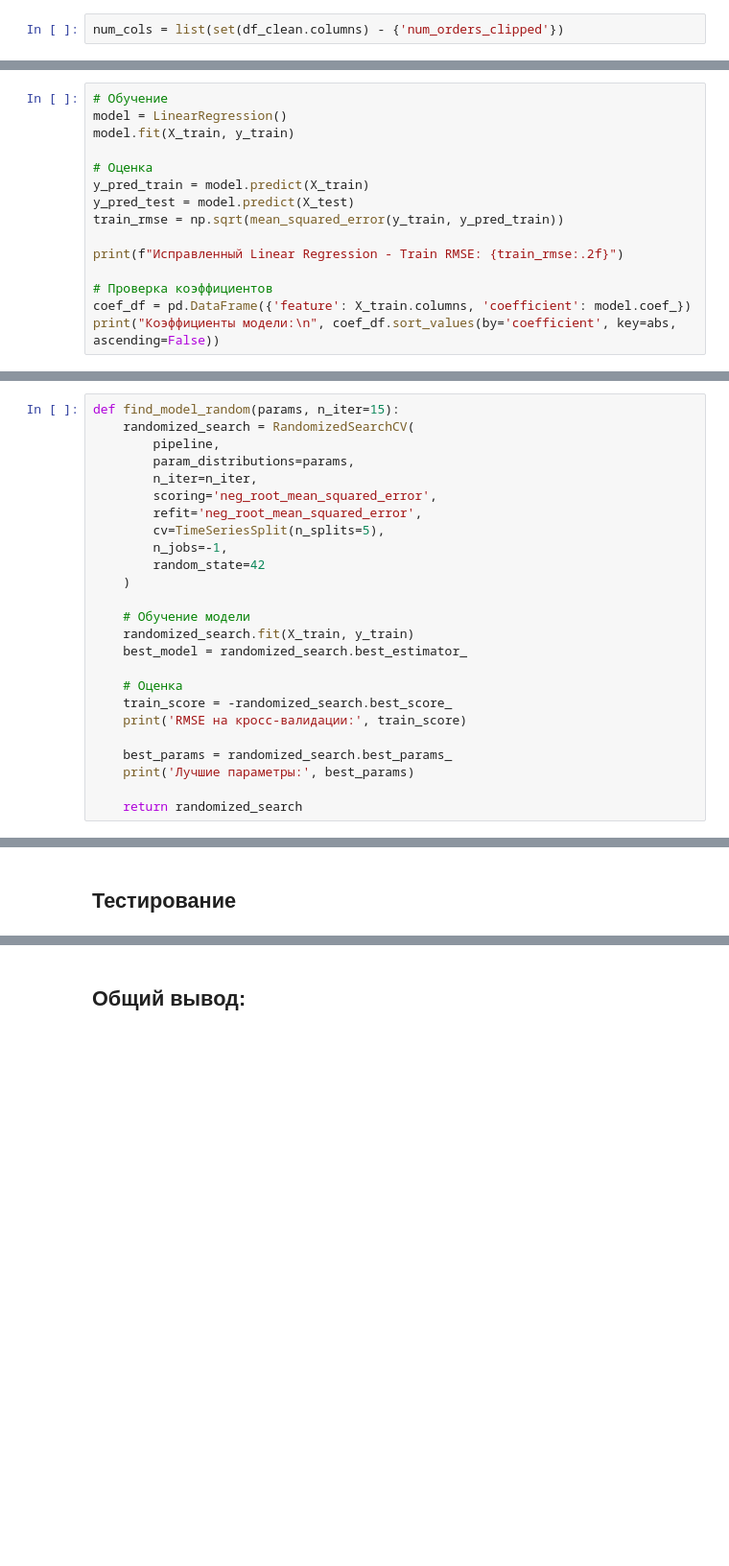
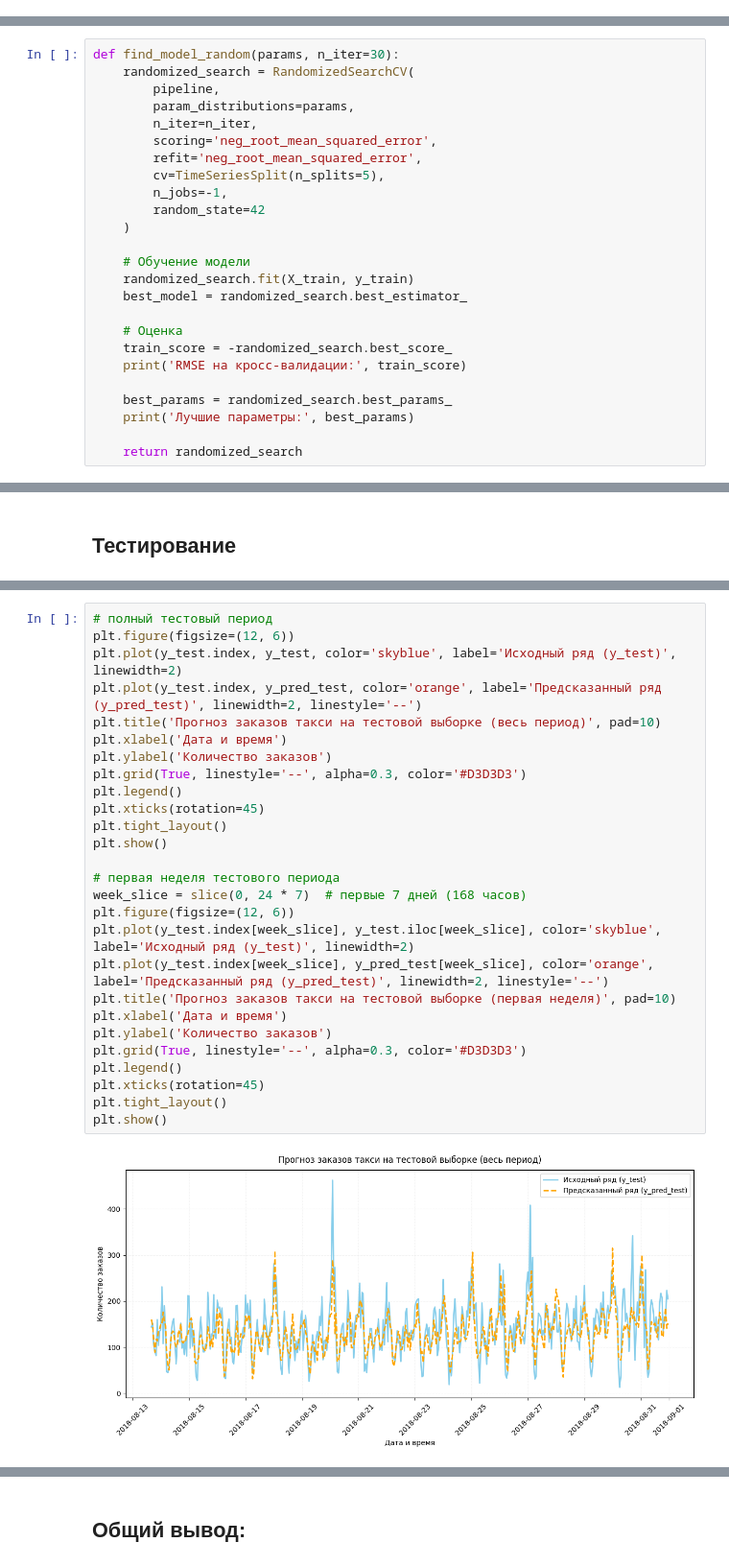
Before and after one commit to legonc/Study-TaxiOrderForecasting, a Jupyter notebook: Study-TaxiOrderForecasting.ipynb, the cells around one changed output, grey strips where cells are left out. Shown at 96% size. Saved outputs shown, nothing was run; the diff lists cells and outputs as text; blank space fills up the shorter version.

```diff
--- a/Study-TaxiOrderForecasting.ipynb
+++ b/Study-TaxiOrderForecasting.ipynb
@@ -837,2 +553,0 @@ memory usage: 1023.8 KB
-# %%
-num_cols = list(set(df_clean.columns) - {'num_orders_clipped'})
@@ -859,15 +553,0 @@ X_train.shape, y_train.shape, X_test.shape, y_test.shape
-# %%
-# Обучение
-model = LinearRegression()
-model.fit(X_train, y_train)
-
-# Оценка
-y_pred_train = model.predict(X_train)
-y_pred_test = model.predict(X_test)
-train_rmse = np.sqrt(mean_squared_error(y_train, y_pred_train))
-
-print(f"Исправленный Linear Regression - Train RMSE: {train_rmse:.2f}")
-
-# Проверка коэффициентов
-coef_df = pd.DataFrame({'feature': X_train.columns, 'coefficient': model.coef_})
-print("Коэффициенты модели:\n", coef_df.sort_values(by='coefficient', key=abs, ascending=False))
@@ -954,7 +615,7 @@ catboost_params = [
     }
 ]
 # %%
-def find_model_random(params, n_iter=15):
+def find_model_random(params, n_iter=30):
     randomized_search = RandomizedSearchCV(
         pipeline,
         param_distributions=params,
@@ -1024,0 +686,29 @@ Train RMSE: 19.15, Test RMSE: 32.06
+# %%
+# полный тестовый период
+plt.figure(figsize=(12, 6))
+plt.plot(y_test.index, y_test, color='skyblue', label='Исходный ряд (y_test)', linewidth=2)
+plt.plot(y_test.index, y_pred_test, color='orange', label='Предсказанный ряд (y_pred_test)', linewidth=2, linestyle='--')
+plt.title('Прогноз заказов такси на тестовой выборке (весь период)', pad=10)
+plt.xlabel('Дата и время')
+plt.ylabel('Количество заказов')
+plt.grid(True, linestyle='--', alpha=0.3, color='#D3D3D3')
+plt.legend()
+plt.xticks(rotation=45)
+plt.tight_layout()
+plt.show()
+
+# первая неделя тестового периода
+week_slice = slice(0, 24 * 7)  # первые 7 дней (168 часов)
+plt.figure(figsize=(12, 6))
+plt.plot(y_test.index[week_slice], y_test.iloc[week_slice], color='skyblue', label='Исходный ряд (y_test)', linewidth=2)
+plt.plot(y_test.index[week_slice], y_pred_test[week_slice], color='orange', label='Предсказанный ряд (y_pred_test)', linewidth=2, linestyle='--')
+plt.title('Прогноз заказов такси на тестовой выборке (первая неделя)', pad=10)
+plt.xlabel('Дата и время')
+plt.ylabel('Количество заказов')
+plt.grid(True, linestyle='--', alpha=0.3, color='#D3D3D3')
+plt.legend()
+plt.xticks(rotation=45)
+plt.tight_layout()
+plt.show()
+# %% [output]
+[figure, added]
```
Also changed, not shown: parts of 42 cells of this notebook, 1 other file.
